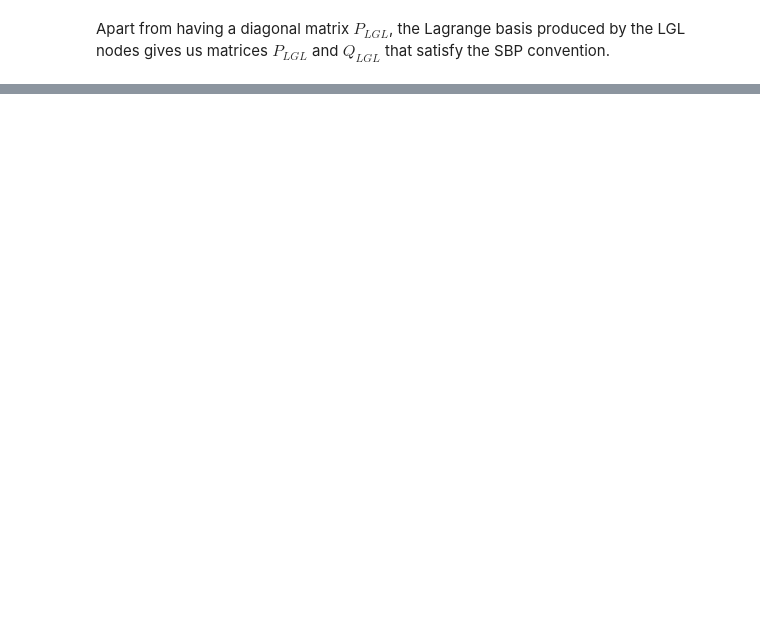
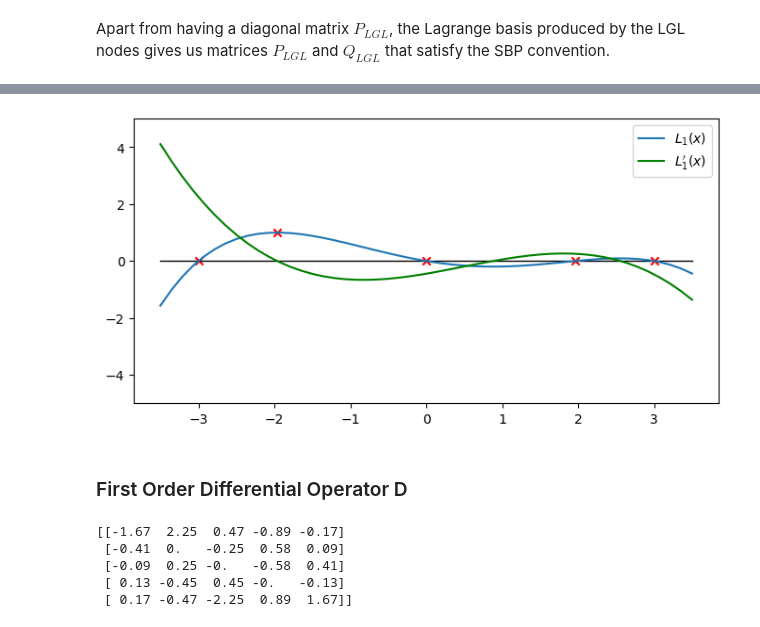
Before and after one commit to carlosmunozmoncayo/AMCS-348, a Jupyter notebook: SBP_nodes_matrices.ipynb, the cells around one changed output, grey strips where cells are left out. Drawn from its saved outputs; the diff is of its cells as text; code cells hidden in the pictures; blank space fills up the shorter version.

Commit message:
Add section about mapping nodes

```diff
--- a/SBP_nodes_matrices.ipynb
+++ b/SBP_nodes_matrices.ipynb
@@ -193,0 +301,11 @@ Apart from having a diagonal matrix $P_{LGL}$, the Lagrange basis produced by th
+# %%
+degree_basis = 4 #degree_basis = n_nodes-1
+(p_Legn, p_Legn_prime,
+p_Legn1, p_Legn1_prime,
+xi_LG, w_LG,
+xi_LGL, w_LGL) = generate_LGL_points(degree_basis)
+
+xmin = -3; xmax=3
+a = (xmax-xmin)/2.; b = (xmax+xmin)/2.
+x_mapped = a*xi_LGL+b
+w_mapped = a*w_LGL
@@ -193,0 +322,27 @@ Apart from having a diagonal matrix $P_{LGL}$, the Lagrange basis produced by th
+# %%
+poly, polyp = generate_lagrange_poly(1,x_mapped)
+x = np.linspace(-3.5,3.5,50)
+vpoly = np.vectorize(poly)
+vpolyp = np.vectorize(polyp)
+fig = plt.figure(dpi=100, figsize=(8,4))
+ax = fig.add_subplot(1, 1, 1)
+ax.set_ylim([-5,5])
+ax.plot(x,np.zeros(len(x)),color='k', lw=1)
+ax.plot(x, vpoly(x), label=f'$L_{1}(x)$')
+ax.plot(x, vpolyp(x),color='g', label=f'$L_{1}\'(x)$')
+ax.scatter(x_mapped,vpoly(x_mapped),marker='x', color='r')
+plt.legend()
+plt.show()
+# %% [output]
+[figure, added]
+# %% [markdown]
+### First Order Differential Operator D
+# %%
+D_mapped = first_order_D(x_nodes=x_mapped)
+print(np.round(D_mapped,2))
+# %% [output]
+[[-1.67  2.25  0.47 -0.89 -0.17]
+ [-0.41  0.   -0.25  0.58  0.09]
+ [-0.09  0.25 -0.   -0.58  0.41]
+ [ 0.13 -0.45  0.45 -0.   -0.13]
+ [ 0.17 -0.47 -2.25  0.89  1.67]]
```
Also changed, not shown: parts of 20 cells of this notebook.
